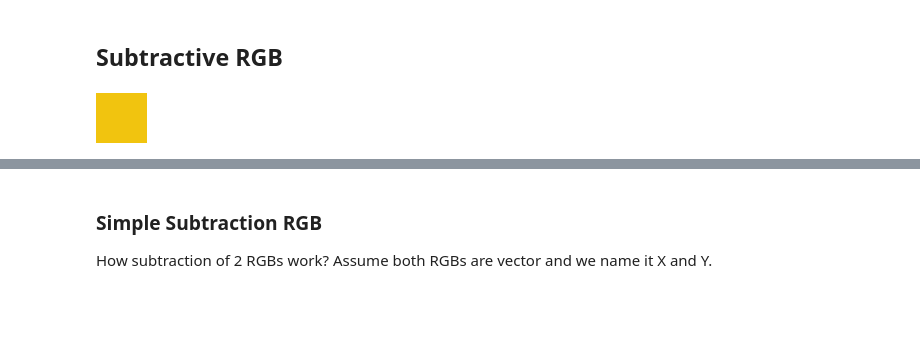
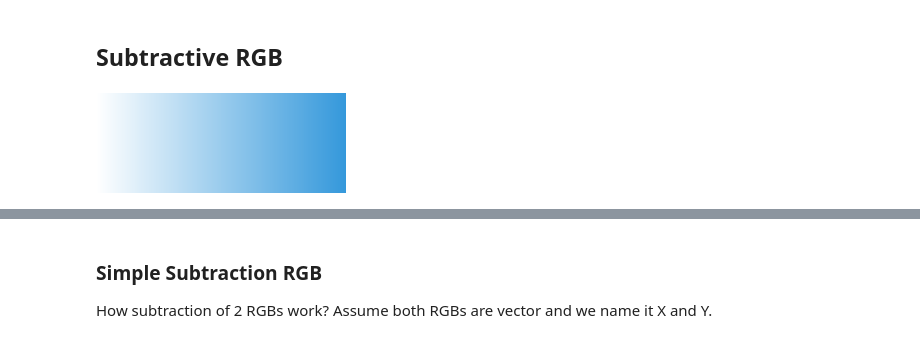
Before and after one commit to FarhanMS123/NeuralNetworkMemorandum, a Jupyter notebook: vision/ColorBlendAlgorithm.ipynb, the cells around one changed output, grey strips where cells are left out. Saved outputs shown, nothing was run; the diff lists cells and outputs as text; code cells hidden in the pictures; blank space fills up the shorter version.

Commit message:
test: trying to make an transparant image

```diff
--- a/vision/ColorBlendAlgorithm.ipynb
+++ b/vision/ColorBlendAlgorithm.ipynb
@@ -94,19 +96,34 @@ Source:
 <!-- Bio Tristimulus (SMLK). CIE XYZ, RYB  -->
 # %% [markdown]
 ## Subtractive RGB
-# %%
-from IPython.display import display
-from PIL import Image, ImageDraw
-import numpy as np
-
-img_RGBA = Image.new("RGBA", (50 * (1+3+1), 50))
-img_RGBA_draw = ImageDraw.Draw(img_RGBA)
-
-# https://stackoverflow.com/questions/66837477/pillow-how-to-gradient-fill-drawn-shapes
-img_RGBA_draw.rectangle((0, 0, 50, 50), fill=X_RGB + (255,))
-display(img_RGBA)
-# %% [output]
-[figure, removed]
+# %%
+from IPython.display import display
+from PIL import Image, ImageDraw
+import numpy as np
+
+(img_w, img_h) = (50 * (1+3+1), 100)
+img_RGBA = Image.new("RGBA", (img_w, img_h))
+img_RGBA_draw = ImageDraw.Draw(img_RGBA, "RGBA")
+
+# https://stackoverflow.com/questions/66837477/pillow-how-to-gradient-fill-drawn-shapes
+gradient = np.linspace(X_RGB + (255,), X_RGB + (0,), img_w, True).astype(np.uint8)
+gradient = np.tile(gradient, [img_h, 1, 1])
+img_grad = Image.fromarray(gradient, "RGBA")
+img_RGBA.paste(img_grad)
+
+gradient = np.linspace(Y_RGB + (0,), Y_RGB + (255,), img_w, True).astype(np.uint8)
+gradient = np.tile(gradient, [img_h, 1, 1])
+img_grad = Image.fromarray(gradient, "RGBA")
+img_RGBA.paste(img_grad)
+
+# https://github.com/python-pillow/Pillow/issues/2496
+# https://stackoverflow.com/questions/43618910/pil-drawing-a-semi-transparent-square-overlay-on-image#43620169
+# ImageDraw.Draw(img_RGBA, "RGBA").rectangle((0, 0, 50, 50), fill=X_RGB + (255,))
+# ImageDraw.Draw(img_RGBA, "RGBA").rectangle((0, 30, 50, 100), fill=Y_RGB + (100,))
+
+display(img_RGBA)
+# %% [output]
+[figure, added]
 # %% [markdown]
 ## Light, Prism, and RGB
 
```
Also changed, not shown: parts of 1 cell of this notebook.
